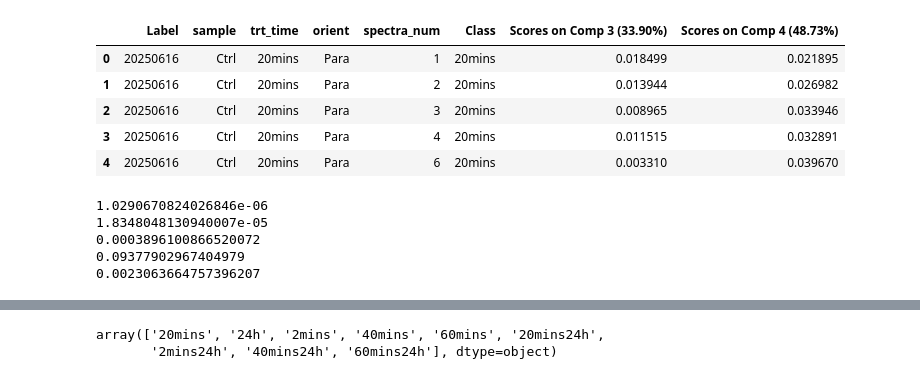
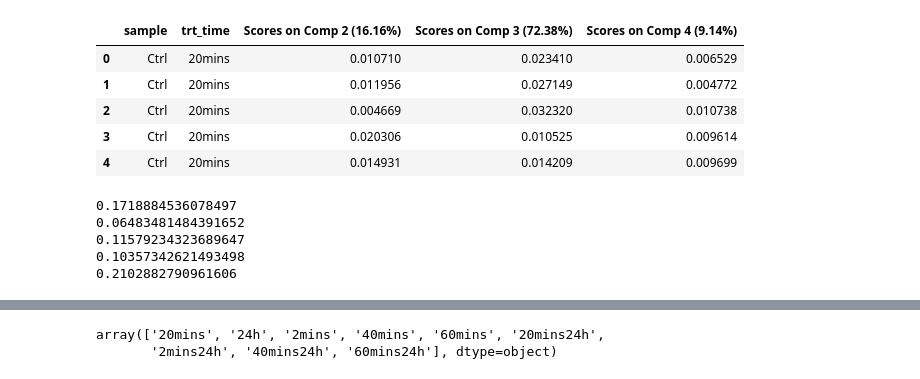
Before and after one commit to bunmiadejimi/Raman_Collagen, a Jupyter notebook: MCR_Stats.ipynb, the cells around one changed output, grey strips where cells are left out. Drawn from its saved outputs; the diff is of its cells as text; code cells hidden in the pictures.

```diff
--- a/MCR_Stats.ipynb
+++ b/MCR_Stats.ipynb
@@ -7,23 +7,24 @@ from statsmodels.stats.multicomp import pairwise_tukeyhsd
 
 import seaborn as sns
 # %%
-df = pd.read_excel('c:\\Users\\oadeji01\\OneDrive - Tufts\\Bunmi - NavehLab-01\\Raman_Bunmi\\Master_Data\\MCR\\1450_CvT\\Summary_data.xlsx', sheet_name = "Para_score")
+#df = pd.read_csv('c:\\Users\\olubu\\OneDrive - Tufts\\Bunmi - NavehLab-01\\Raman_Bunmi\\Master_Data\\MCR\\Phe_CvT\\Para_Scores.csv')#, sheet_name = "Sheet1")
 #MCR_CtrlvTrt\\Para_Scores_Summary.xlsx
+df = pd.read_excel('c:\\Users\\olubu\\OneDrive - Tufts\\Bunmi - NavehLab-01\\Raman_Bunmi\\Master_Data\\MCR\\Phe_CvT\\Para_Scores.xlsx', sheet_name='Sheet1')
 df.head()
 # %% [output]
-|  | Label | sample | trt_time | orient | spectra_num | Class | Scores on Comp 3 (33.90%) | Scores on Comp 4 (48.73%) |
-| 0 | 20250616 | Ctrl | 20mins | Para | 1 | 20mins | 0.018499 | 0.021895 |
-| 1 | 20250616 | Ctrl | 20mins | Para | 2 | 20mins | 0.013944 | 0.026982 |
-| 2 | 20250616 | Ctrl | 20mins | Para | 3 | 20mins | 0.008965 | 0.033946 |
-| 3 | 20250616 | Ctrl | 20mins | Para | 4 | 20mins | 0.011515 | 0.032891 |
-| 4 | 20250616 | Ctrl | 20mins | Para | 6 | 20mins | 0.003310 | 0.039670 |
+|  | sample | trt_time | Scores on Comp 2 (16.16%) | Scores on Comp 3 (72.38%) | Scores on Comp 4 (9.14%) |
+| 0 | Ctrl | 20mins | 0.010710 | 0.023410 | 0.006529 |
+| 1 | Ctrl | 20mins | 0.011956 | 0.027149 | 0.004772 |
+| 2 | Ctrl | 20mins | 0.004669 | 0.032320 | 0.010738 |
+| 3 | Ctrl | 20mins | 0.020306 | 0.010525 | 0.009614 |
+| 4 | Ctrl | 20mins | 0.014931 | 0.014209 | 0.009699 |
 # %%
 
 data = []
 for x in ['2mins','20mins', '40mins', '60mins', '24h']:
     dff = df[df['trt_time'].str.contains(x)]
-    print(f"{shapiro(dff['Scores on Comp 4 (48.73%)'])[1]}")
-    tukey = pairwise_tukeyhsd(endog=dff['Scores on Comp 4 (48.73%)'],
+    print(f"{shapiro(dff['Scores on Comp 4 (9.14%)'])[1]}")
+    tukey = pairwise_tukeyhsd(endog=dff['Scores on Comp 4 (9.14%)'],
                             groups=dff['sample'],
                             alpha=0.05
                             )
@@ -33,11 +34,11 @@ for x in ['2mins','20mins', '40mins', '60mins', '24h']:
     #print('*****************************************************')
     data.append(pd.DataFrame(tukey.summary().data[1:], columns = tukey.summary().data[0]))
 # %% [output]
-1.0290670824026846e-06
-1.8348048130940007e-05
-0.0003896100866520072
-0.09377902967404979
-0.0023063664757396207
+0.1718884536078497
+0.06483481484391652
+0.11579234323689647
+0.10357342621493498
+0.2102882790961606
 # %%
 stat_results = pd.concat(data).reset_index(drop=True).iloc[:13, :]
 stat_results.insert(7, 'sig', value = ['**' if x < 0.01 else ('*' if x<0.05  else 'ns') for x in stat_results['p-adj']])
```
Also changed, not shown: parts of 4 cells of this notebook.
